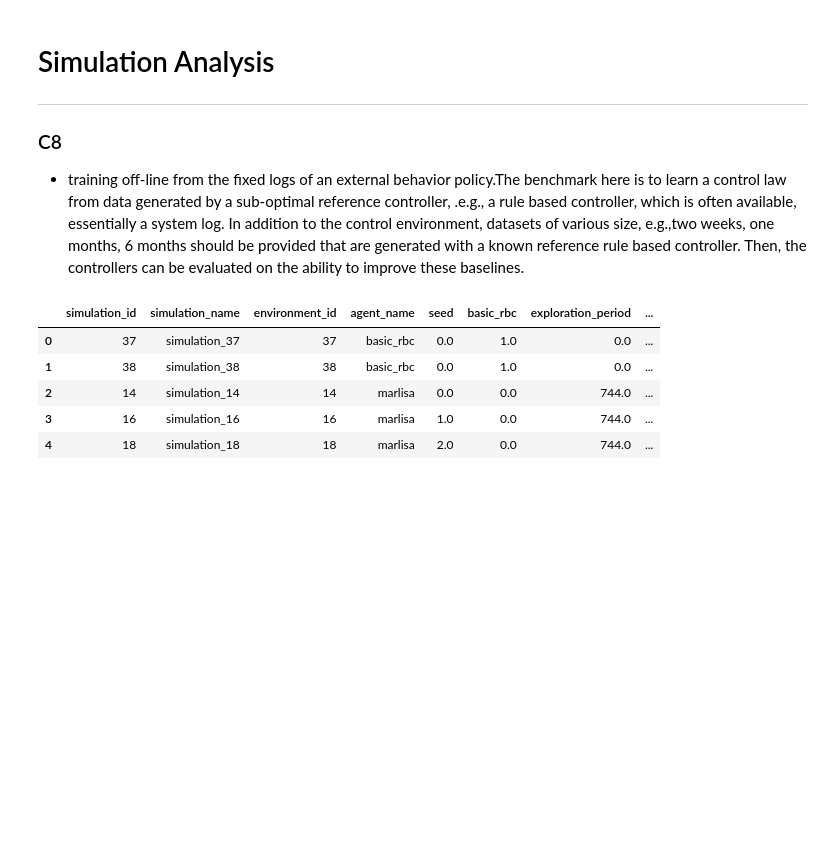
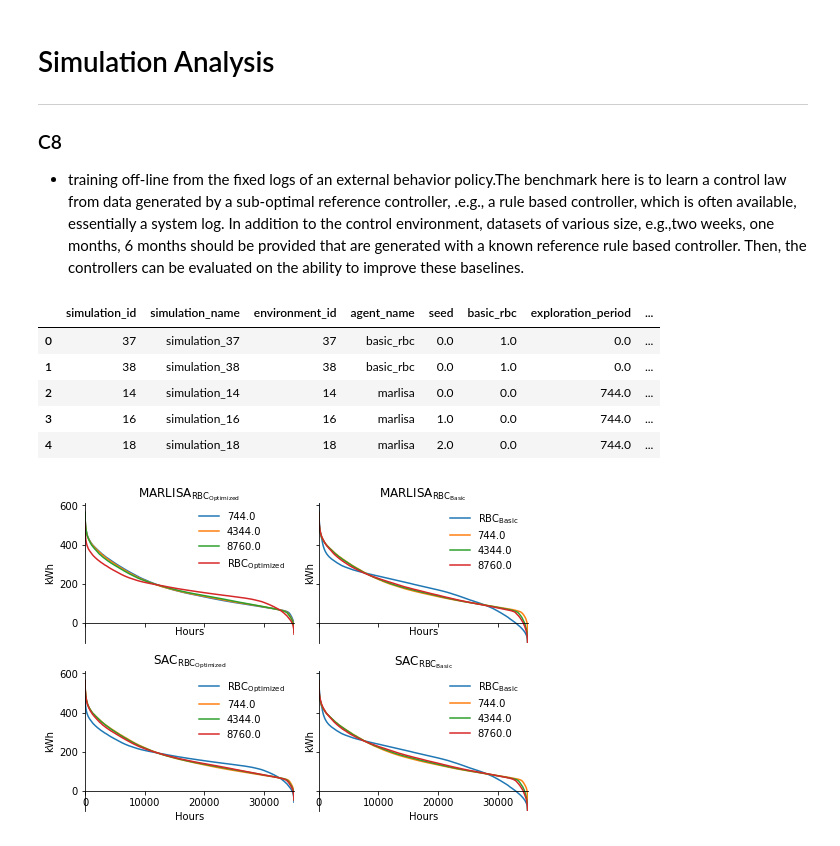
Before and after one commit to intelligent-environments-lab/CityLearn, a Jupyter notebook: reward_function_exploration_analysis.ipynb, the cells around one changed output. Drawn from its saved outputs; the diff is of its cells as text; code cells hidden in the pictures; blank space fills up the shorter version.

Commit message:
added load duration curve

```diff
--- a/reward_function_exploration_analysis.ipynb
+++ b/reward_function_exploration_analysis.ipynb
@@ -366,3 +367,68 @@ axs[j,i].legend(
 fig.align_ylabels()
 plt.savefig('figures/normalized_cost_function.pdf',bbox_inches='tight',transparent=True)
 plt.close()
+# %%
+# load duration curve
+data_list = []
+
+for i, ((simulation_set, exploration_period, agent_name, basic_rbc), group) in enumerate(metadata.groupby(['simulation_set','exploration_period','agent_name', 'basic_rbc'])):
+    environment_ids = tuple(group['environment_id'].tolist())
+    query = f"""
+    SELECT
+        AVG(e.net_electric_consumption) AS value
+    FROM environment_timeseries e
+    LEFT JOIN timestep t ON t.id = e.timestep_id
+    WHERE e.environment_id IN {environment_ids}
+    GROUP BY
+        t.timestep
+    ORDER BY
+        AVG(e.net_electric_consumption) DESC
+    """
+    data = database.query_table(query)
+    data['exploration_period'] = exploration_period
+    data['agent_name'] = agent_name
+    data['basic_rbc'] = basic_rbc
+    data_list.append(data)
+
+data = pd.concat(data_list,ignore_index=True)
+plot_metadata = metadata[metadata['agent_name'].isin(['marlisa','sac'])].copy()
+plot_metadata = plot_metadata.groupby(['agent_name','basic_rbc']).size().reset_index()
+plot_metadata['plot_group'] = plot_metadata.index
+data = data.merge(plot_metadata,on=['agent_name','basic_rbc'],how='left')
+rbc_data = data[data['agent_name'].isin(['basic_rbc','optimized_rbc'])].copy()
+rbc_data.loc[rbc_data['agent_name']=='optimized_rbc','basic_rbc'] = 0
+data = data.drop(rbc_data.index)
+
+for (basic_rbc, plot_group), _ in plot_metadata.groupby(['basic_rbc','plot_group']):
+    plot_group_rbc_data = rbc_data[rbc_data['basic_rbc']==basic_rbc].copy()
+    plot_group_rbc_data['plot_group'] = plot_group
+    data = pd.concat([data,plot_group_rbc_data],ignore_index=True)
+
+row_count = 2
+column_count = 2
+fig, axs = plt.subplots(row_count,column_count,figsize=(3.5*column_count,2.5*row_count),sharey=True,sharex=True)
+
+for ax, (plot_group, group) in zip(fig.axes,data.groupby(['plot_group'])):
+    ax_metadata = plot_metadata[plot_metadata['plot_group']==plot_group].iloc[0]
+
+    for (agent_name, basic_rbc, exploration_period), plot_data in group.groupby(['agent_name','basic_rbc','exploration_period']):
+        plot_data = plot_data.iloc[0:].copy()
+        x, y = plot_data.reset_index().index, plot_data['value']
+        label = formatted_name[agent_name][basic_rbc] if exploration_period == 0 else exploration_period
+        ax.plot(x,y,label=label)
+
+
+    ax.set_title(formatted_name[ax_metadata['agent_name']][ax_metadata['basic_rbc']])
+    ax.spines['top'].set_visible(False)
+    ax.spines['right'].set_visible(False)
+    ax.spines['bottom'].set_position('zero')
+    ax.set_ylabel('kWh')
+    ax.set_xlabel('Hours')
+    ax.legend(loc='upper right',framealpha=0)
+
+plt.tight_layout()
+plt.savefig(f'figures/load_duration_curve.pdf',bbox_inches='tight',transparent=True)
+plt.show()
+# plt.close()
+# %% [output]
+[figure, added]
```
Also changed, not shown: parts of 2 cells of this notebook.
